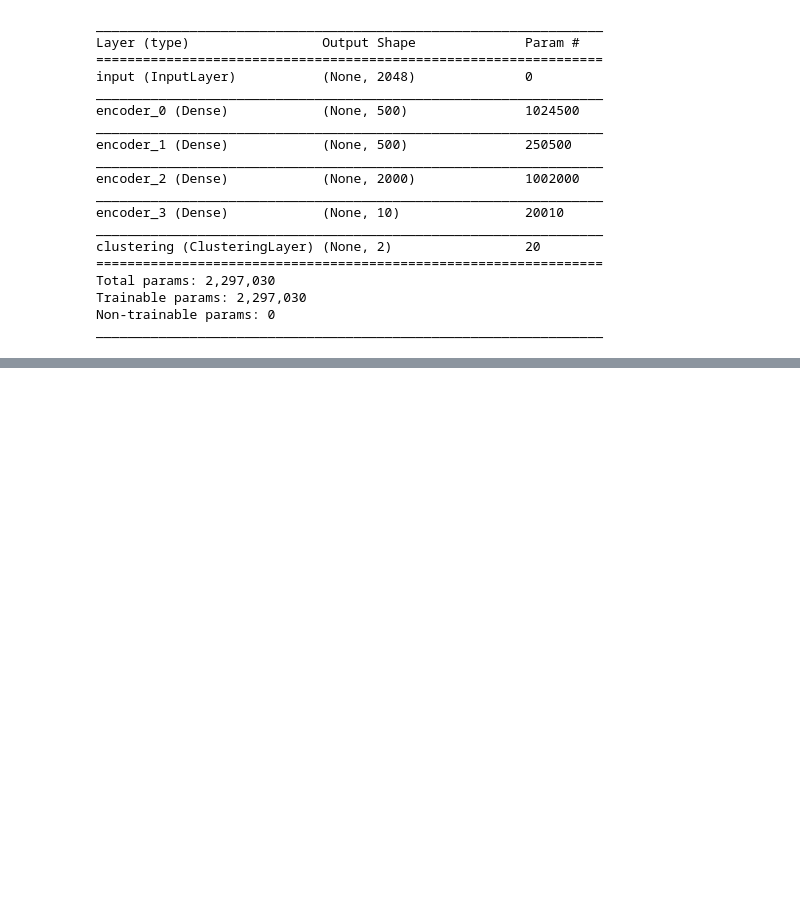
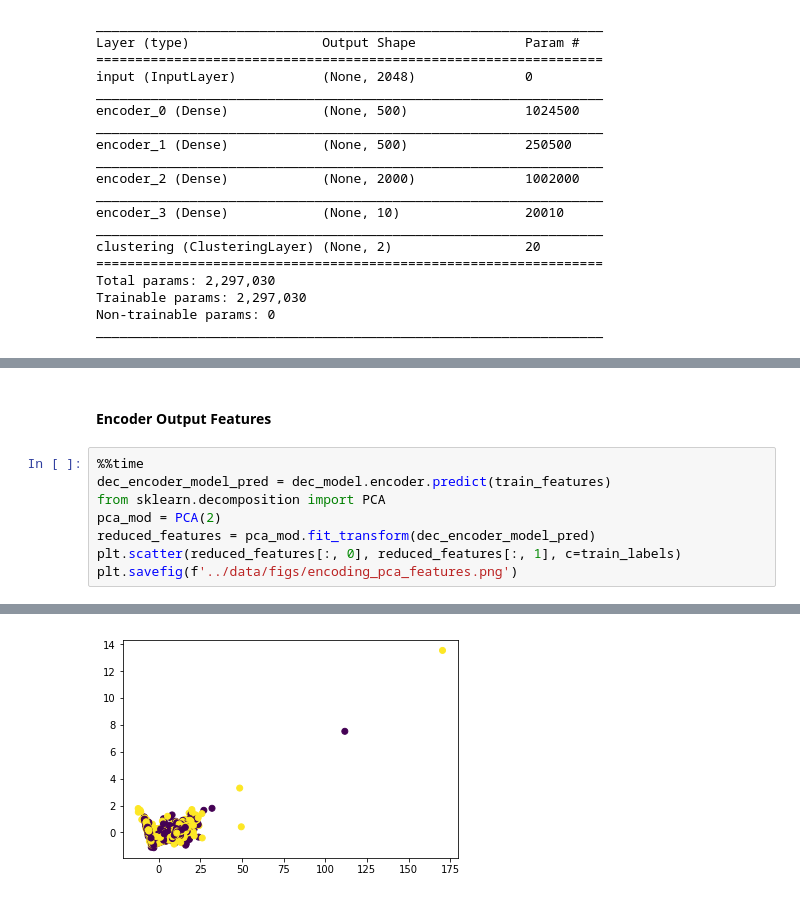
Before and after one commit to goelsaksham/Zooniverse_CNN_Clustering, a Jupyter notebook: src/Galaxy Zoo Xception DEC.ipynb, the cells around one changed output, grey strips where cells are left out. Drawn from its saved outputs; the diff is of its cells as text; blank space fills up the shorter version.

```diff
--- a/src/Galaxy Zoo Xception DEC.ipynb
+++ b/src/Galaxy Zoo Xception DEC.ipynb
@@ -359,0 +388,11 @@ print('acc:', metrics.acc(train_labels, y_pred))
+# %% [markdown]
+#### Encoder Output Features
+# %%
+%%time
+dec_encoder_model_pred = dec_model.encoder.predict(train_features)
+from sklearn.decomposition import PCA
+pca_mod = PCA(2)
+reduced_features = pca_mod.fit_transform(dec_encoder_model_pred)
+plt.scatter(reduced_features[:, 0], reduced_features[:, 1], c=train_labels)
+plt.savefig(f'../data/figs/encoding_pca_features.png')
+# %% [output]
@@ -359,0 +401 @@ print('acc:', metrics.acc(train_labels, y_pred))
+[figure, added]
```
Also changed, not shown: parts of 14 cells of this notebook, 11 other files.
